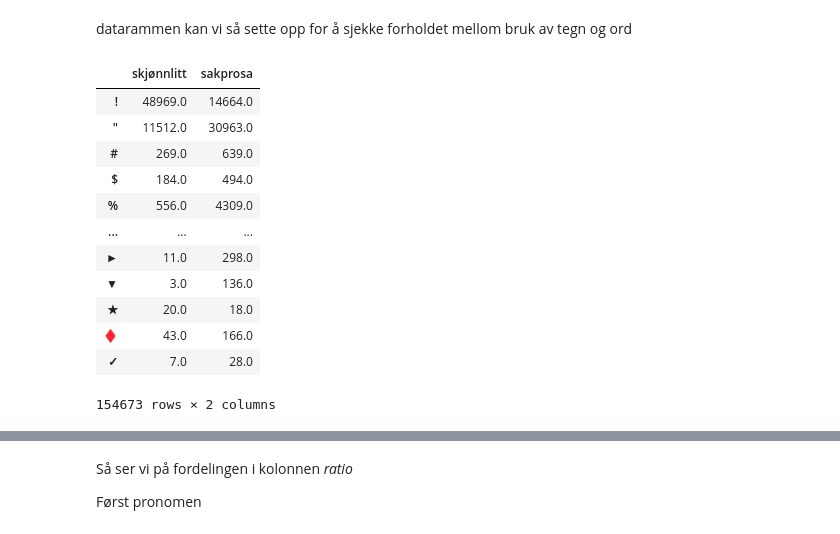
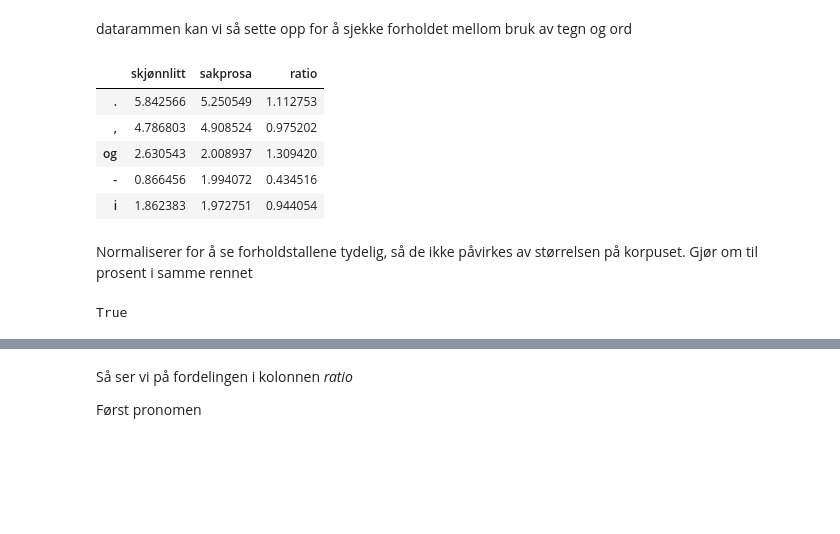
Before and after one commit to Yoonsen/romaner_vs_sakprosa, a Jupyter notebook: Forskjeller i distribusjon .ipynb, the cells around one changed output, grey strips where cells are left out. Cells and saved outputs as stored; diff of their text form; code cells hidden in the pictures; blank space fills up the shorter version.

```diff
--- a/Forskjeller i distribusjon .ipynb
+++ b/Forskjeller i distribusjon .ipynb
@@ -28,21 +38,22 @@ og legger dem i en dataramme
 combo = pd.concat([nb.frame(romaner_agg, 'skjønnlitt'), nb.frame(sagprosa_agg, 'sakprosa')], axis = 1, sort=False).dropna()
 # %% [markdown]
 datarammen kan vi så sette opp for å sjekke forholdet mellom bruk av tegn og ord
+# %%
+combo.sort_values(by='sakprosa', ascending=False).head()
+# %% [output]
+|  | skjønnlitt | sakprosa | ratio |
+| . | 5.842566 | 5.250549 | 1.112753 |
+| , | 4.786803 | 4.908524 | 0.975202 |
+| og | 2.630543 | 2.008937 | 1.309420 |
+| - | 0.866456 | 1.994072 | 0.434516 |
+| i | 1.862383 | 1.972751 | 0.944054 |
+# %% [markdown]
+Normaliserer for å se forholdstallene tydelig, så de ikke påvirkes av størrelsen på korpuset. Gjør om til prosent i samme rennet
+# %%
+nb.normalize_corpus_dataframe(combo)
+# %% [output]
+True
 # %%
-combo
+combo = combo*100
-# %% [output]
-|  | skjønnlitt | sakprosa |
-| ! | 48969.0 | 14664.0 |
-| " | 11512.0 | 30963.0 |
-| # | 269.0 | 639.0 |
-| $ | 184.0 | 494.0 |
-| % | 556.0 | 4309.0 |
-| ... | ... | ... |
-| ► | 11.0 | 298.0 |
-| ▼ | 3.0 | 136.0 |
-| ★ | 20.0 | 18.0 |
-| ♦ | 43.0 | 166.0 |
-| ✓ | 7.0 | 28.0 |
-154673 rows × 2 columns
 # %%
 combo['ratio'] = combo['skjønnlitt']/combo['sakprosa']
```
Also changed, not shown: parts of 22 cells of this notebook, 5 other files.
